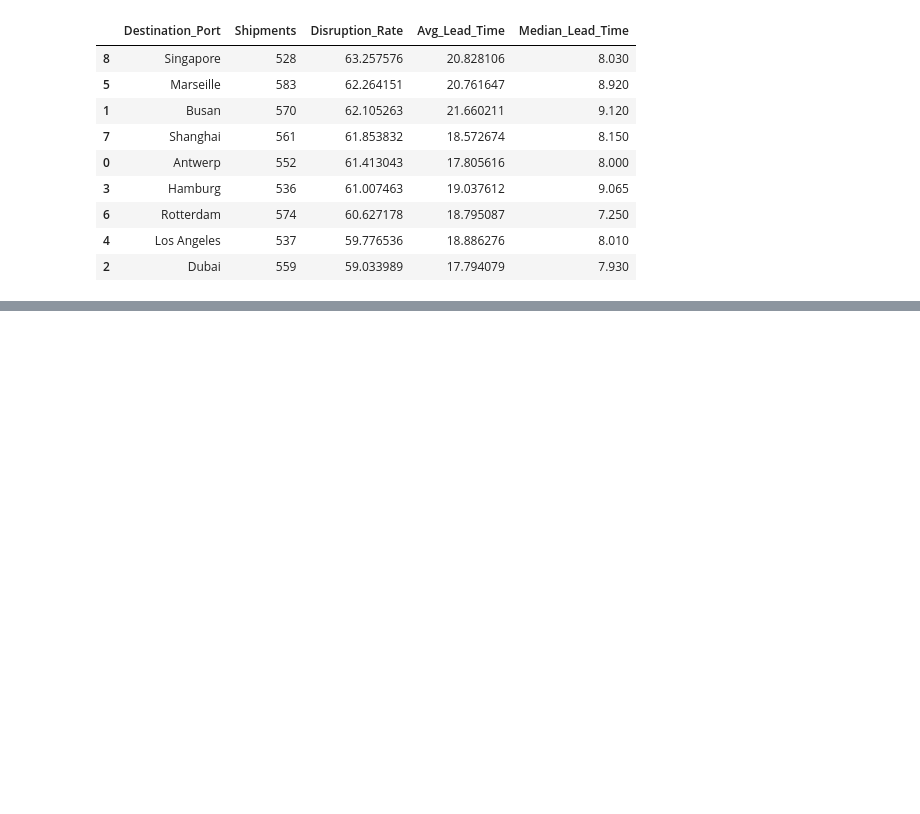
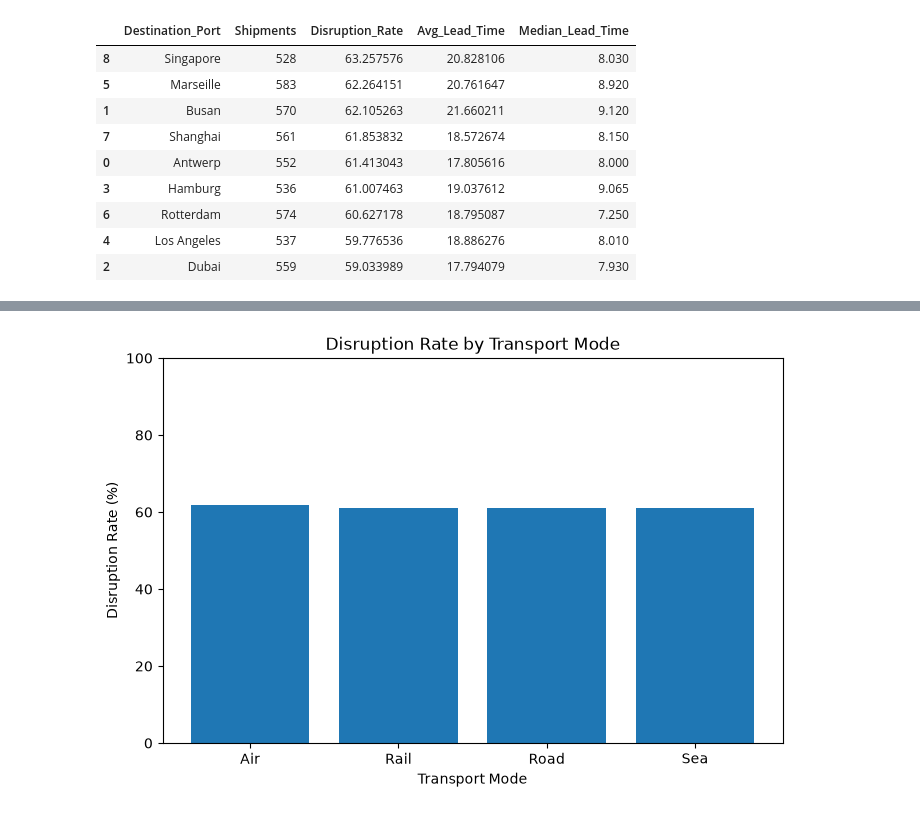
Before and after one commit to sharath1103/Global-Supply-Chain-Disruption, a Jupyter notebook: global_supply_chain_disruption.ipynb, the cells around one changed output, grey strips where cells are left out. Drawn from its saved outputs; the diff is of its cells as text; code cells hidden in the pictures; blank space fills up the shorter version.

```diff
--- a/global_supply_chain_disruption.ipynb
+++ b/global_supply_chain_disruption.ipynb
@@ -334,0 +367,10 @@ destination_analysis.sort_values("Disruption_Rate", ascending=False)
+# %%
+df["Fuel_Price_Quartile"] = pd.qcut(df["Fuel_Price_Index"], q=4, labels = ["Q1 Low", "Q2", "Q3", "Q4 High"])
+fuel_analysis = (df.groupby("Fuel_Price_Quartile").agg(
+    Shipments = ("Shipment_ID", "count"),
+    Disruption_Rate = ("Disruption_Occurred", "mean"),
+    Avg_Lead_Time = ("Lead_Time_Days", "mean"),
+    Median_Lead_Time = ("Lead_Time_Days", "median")
+).reset_index())
+fuel_analysis["Disruption_Rate"]*=100
+fuel_analysis
@@ -334,0 +383,10 @@ destination_analysis.sort_values("Disruption_Rate", ascending=False)
+# %%
+df["Weight_Quartile"] = pd.qcut(df["Weight_MT"], q=4, labels = ["Q1 Low", "Q2", "Q3", "Q4 High"])
+weight_analysis = (df.groupby("Weight_Quartile").agg(
+    Shipments = ("Shipment_ID", "count"),
+    Disruption_Rate = ("Disruption_Occurred", "mean"),
+    Avg_Lead_Time = ("Lead_Time_Days", "mean"),
+    Median_Lead_Time = ("Lead_Time_Days", "median")
+).reset_index())
+weight_analysis["Disruption_Rate"]*=100
+weight_analysis
@@ -334,0 +399,11 @@ destination_analysis.sort_values("Disruption_Rate", ascending=False)
+# %%
+transport_analysis = (df.groupby("Transport_Mode").agg(
+    Shipments = ("Shipment_ID", "count"),
+    Disruption_Rate = ("Disruption_Occurred", "mean"),
+    Avg_Lead_Time = ("Lead_Time_Days", "mean"),
+    Median_Lead_Time = ("Lead_Time_Days", "median"),
+    P95_Lead_Time = ("Lead_Time_Days", lambda x: x.quantile(0.95))
+).reset_index(
+))
+transport_analysis["Disruption_Rate"]*=100
+transport_analysis.round(2)
@@ -334,0 +416,10 @@ destination_analysis.sort_values("Disruption_Rate", ascending=False)
+# %%
+plt.figure(figsize=(8,5))
+plt.bar(transport_analysis["Transport_Mode"], transport_analysis["Disruption_Rate"])
+plt.title("Disruption Rate by Transport Mode")
+plt.xlabel("Transport Mode")
+plt.ylabel("Disruption Rate (%)")
+plt.ylim(0,100)
+plt.show()
+# %% [output]
+[figure, added]
```
Also changed, not shown: parts of 17 cells of this notebook.
